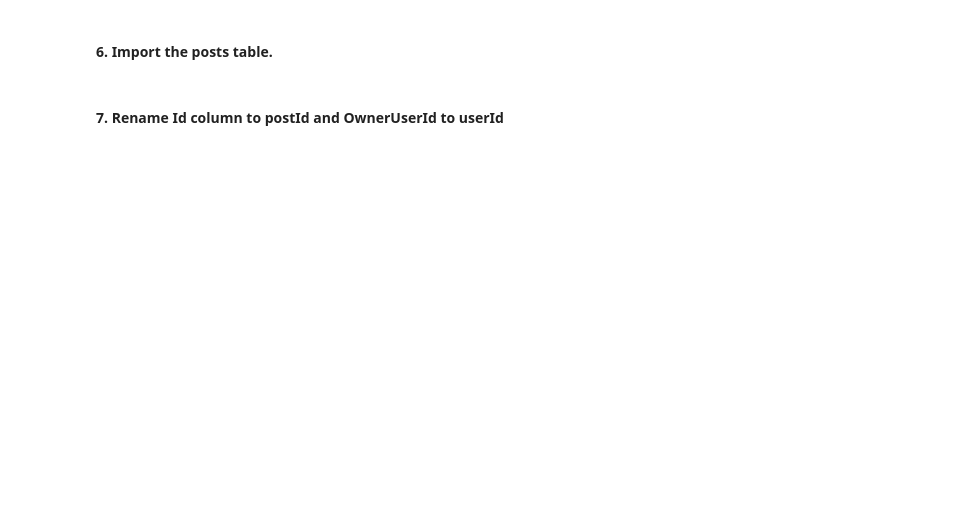
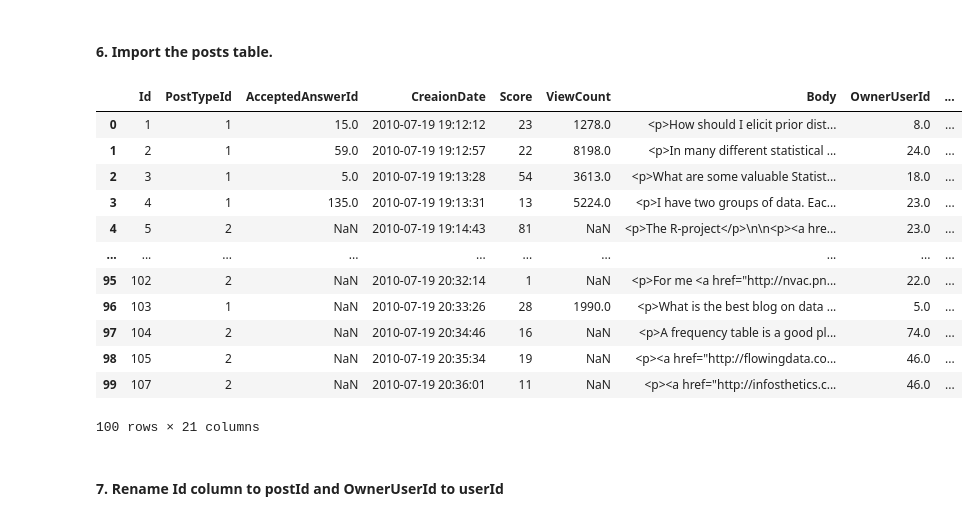
Before and after one commit to ta-data-mexpt/lab-data-cleaning, a Jupyter notebook: your-code/main.ipynb, the cells around one changed output. Saved outputs shown, nothing was run; the diff lists cells and outputs as text; code cells hidden in the pictures; blank space fills up the shorter version.

```diff
--- a/your-code/main.ipynb
+++ b/your-code/main.ipynb
@@ -11,4 +49,21 @@
 # %% [markdown]
 #### 6. Import the posts table.
+# %%
+posts = pd.read_sql_query ("Select * from posts limit 100", engine)
+posts
+# %% [output]
+|  | Id | PostTypeId | AcceptedAnswerId | CreaionDate | Score | ViewCount | Body | OwnerUserId | ... |
+| 0 | 1 | 1 | 15.0 | 2010-07-19 19:12:12 | 23 | 1278.0 | <p>How should I elicit prior dist... | 8.0 | ... |
+| 1 | 2 | 1 | 59.0 | 2010-07-19 19:12:57 | 22 | 8198.0 | <p>In many different statistical ... | 24.0 | ... |
+| 2 | 3 | 1 | 5.0 | 2010-07-19 19:13:28 | 54 | 3613.0 | <p>What are some valuable Statist... | 18.0 | ... |
+| 3 | 4 | 1 | 135.0 | 2010-07-19 19:13:31 | 13 | 5224.0 | <p>I have two groups of data. Eac... | 23.0 | ... |
+| 4 | 5 | 2 | NaN | 2010-07-19 19:14:43 | 81 | NaN | <p>The R-project</p>\n\n<p><a hre... | 23.0 | ... |
+| ... | ... | ... | ... | ... | ... | ... | ... | ... | ... |
+| 95 | 102 | 2 | NaN | 2010-07-19 20:32:14 | 1 | NaN | <p>For me <a href="http://nvac.pn... | 22.0 | ... |
+| 96 | 103 | 1 | NaN | 2010-07-19 20:33:26 | 28 | 1990.0 | <p>What is the best blog on data ... | 5.0 | ... |
+| 97 | 104 | 2 | NaN | 2010-07-19 20:34:46 | 16 | NaN | <p>A frequency table is a good pl... | 74.0 | ... |
+| 98 | 105 | 2 | NaN | 2010-07-19 20:35:34 | 19 | NaN | <p><a href="http://flowingdata.co... | 46.0 | ... |
+| 99 | 107 | 2 | NaN | 2010-07-19 20:36:01 | 11 | NaN | <p><a href="http://infosthetics.c... | 46.0 | ... |
+100 rows × 21 columns
 # %% [markdown]
 #### 7. Rename Id column to postId and OwnerUserId to userId
```
Also changed, not shown: parts of 13 cells of this notebook.
